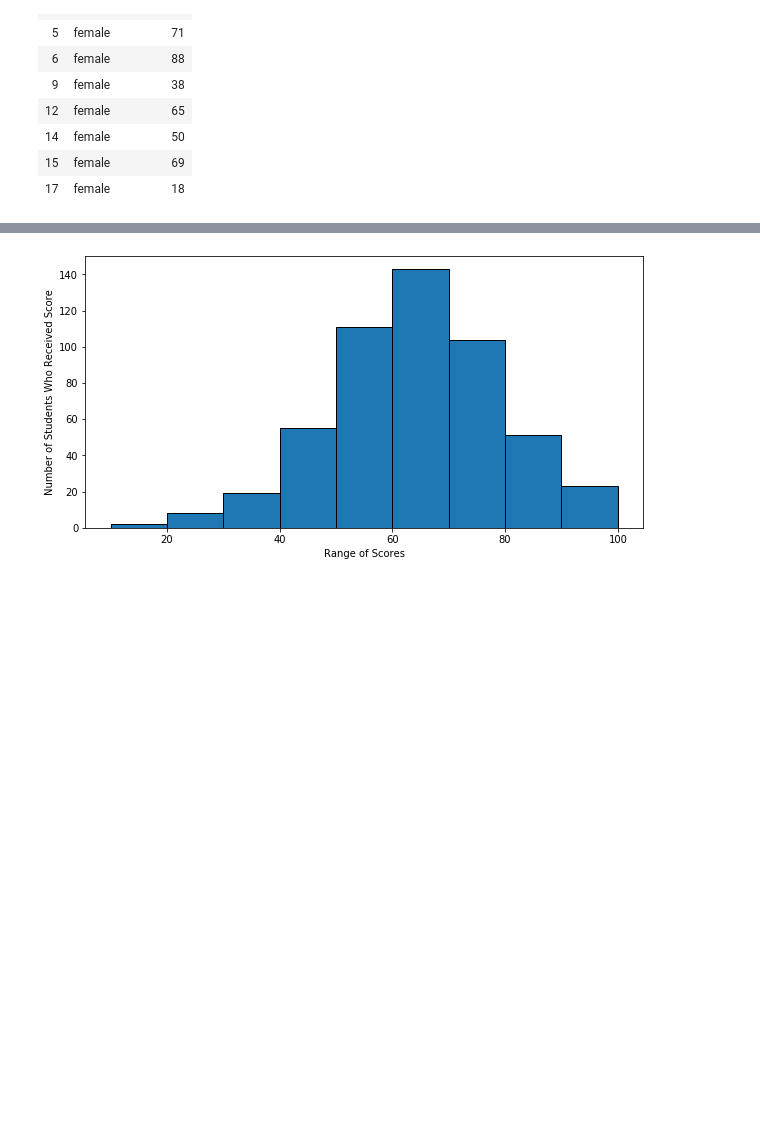
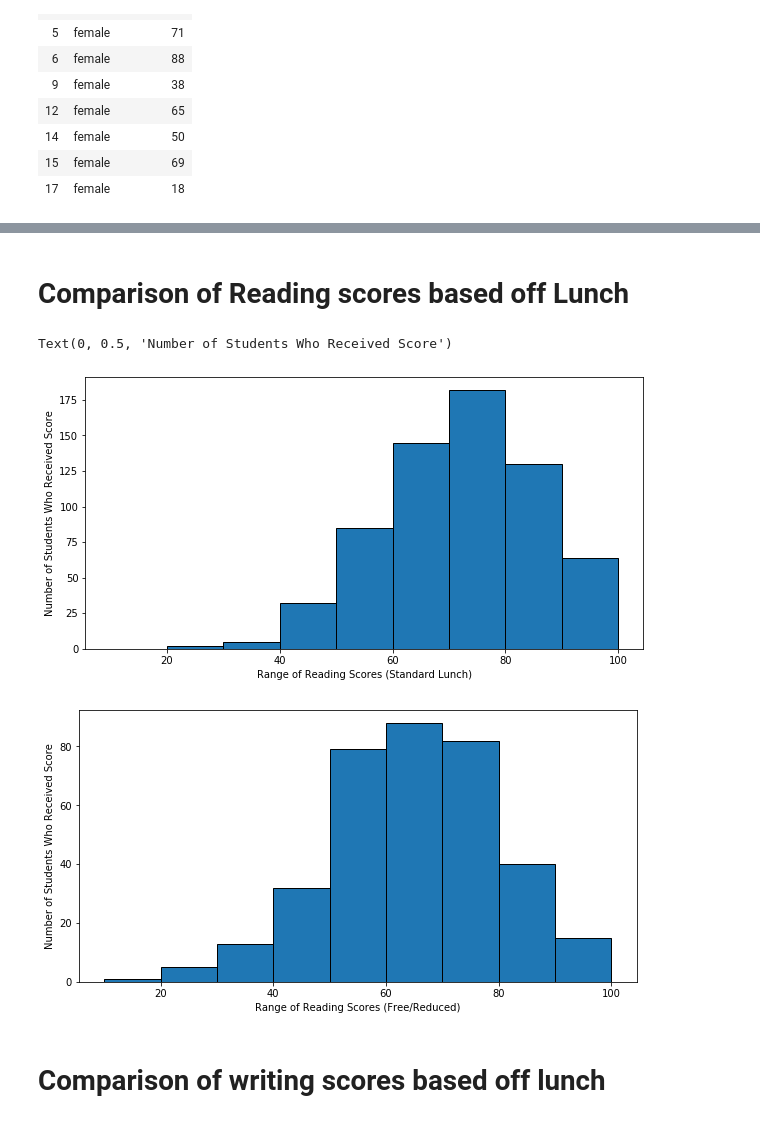
Before and after one commit to CS-4412-Data-Mining/student-exam-scores-predictions, a Jupyter notebook: Basic Visualizations.ipynb, the cells around one changed output, grey strips where cells are left out. Drawn from its saved outputs; the diff is of its cells as text; code cells hidden in the pictures; blank space fills up the shorter version.

Commit message:
Finished Visualizations

```diff
--- a/Basic Visualizations.ipynb
+++ b/Basic Visualizations.ipynb
@@ -82,14 +701,30 @@ plt.show()
+# %% [markdown]
+# Comparison of Reading scores based off Lunch
+# %%
+lunch_reading = df[['lunch','reading score']]
+# %%
+standard_lunch_reading = lunch_reading[lunch_reading['lunch']=='standard']
+free_lunch_reading = lunch_reading[lunch_reading['lunch']=='free/reduced']
 # %%
 fig = plt.figure(figsize = (10,5))
-
-#genders = math_gender['gender']
-scores = math_gender_females['math score']
+standard_lunch_scores = standard_lunch_reading['reading score']
 bins = [10,20,30,40,50,60,70,80,90,100]
 
-plt.hist(scores, bins, edgecolor='black')
-plt.xlabel('Range of Scores')
-plt.ylabel('Number of Students Who Received Score',)
+plt.hist(standard_lunch_scores, bins, edgecolor='black')
+plt.xlabel('Range of Reading Scores (Standard Lunch)')
+plt.ylabel('Number of Students Who Received Score')
 
-plt.show()
+#################################################################
+fig = plt.figure(figsize = (10,5))
+free_lunch_scores = free_lunch_reading['reading score']
+bins = [10,20,30,40,50,60,70,80,90,100]
+
+plt.hist(free_lunch_scores, bins, edgecolor='black')
+plt.xlabel('Range of Reading Scores (Free/Reduced)')
+plt.ylabel('Number of Students Who Received Score')
 # %% [output]
+Text(0, 0.5, 'Number of Students Who Received Score')
-[figure, old version]
+[figure, new version]
+[figure, added]
+# %% [markdown]
+# Comparison of writing scores based off lunch
```
Also changed, not shown: parts of 84 cells of this notebook.
